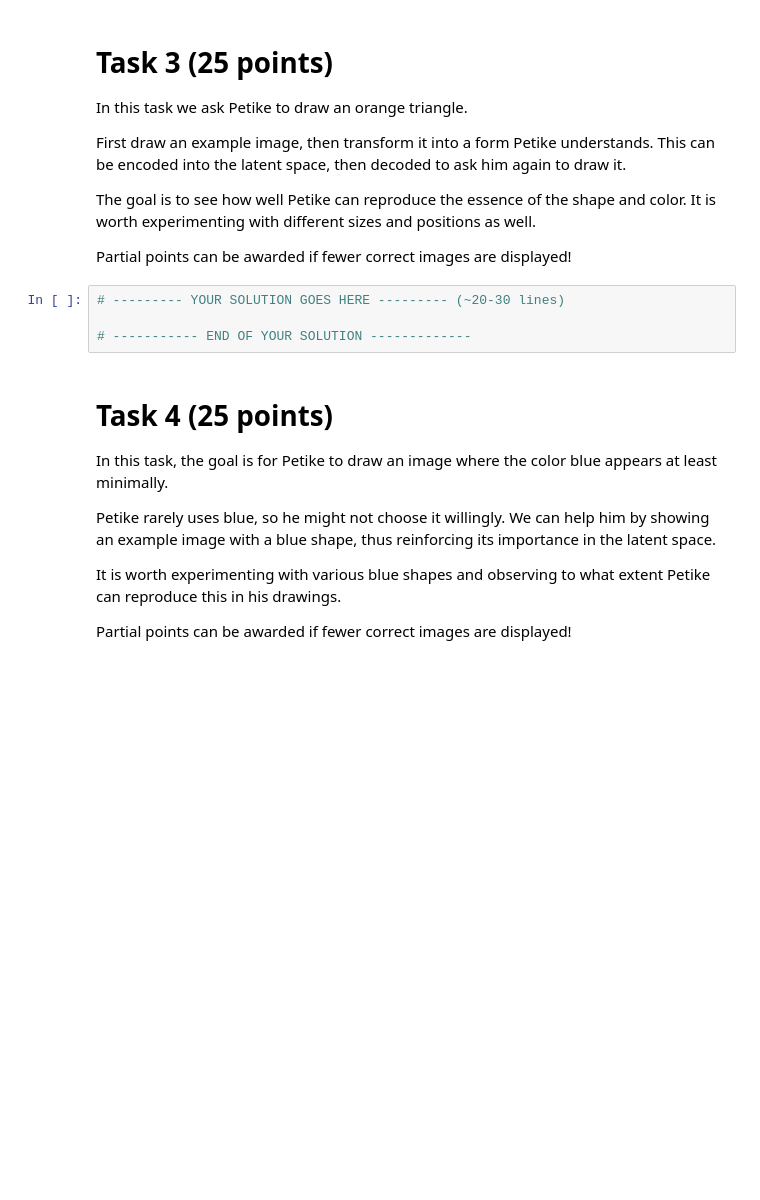
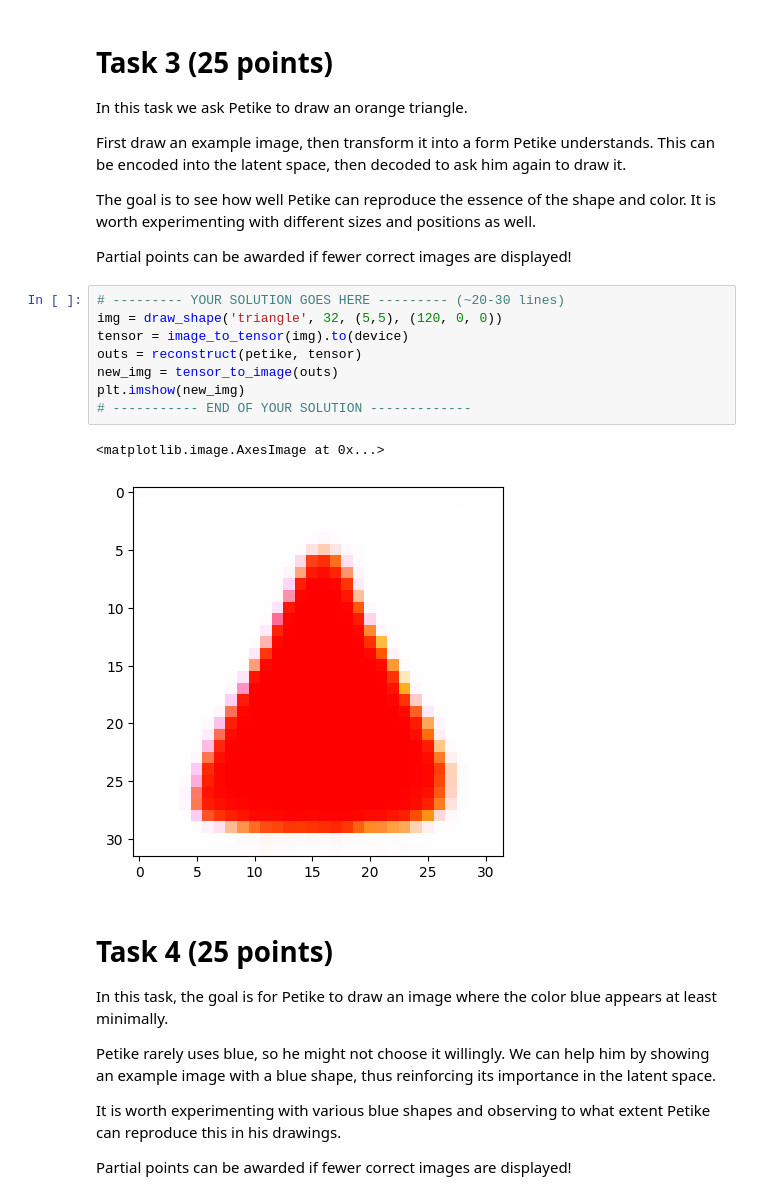
Before and after one commit to RayanKamarinchev/AI, a Jupyter notebook: IOAI_prep/hungary/2025/problem4.ipynb, the cells around one changed output. Drawn from its saved outputs; the diff is of its cells as text; blank space fills up the shorter version.

```diff
--- a/IOAI_prep/hungary/2025/problem4.ipynb
+++ b/IOAI_prep/hungary/2025/problem4.ipynb
@@ -384,8 +424,15 @@ The goal is to see how well Petike can reproduce the essence of the shape and co
 Partial points can be awarded if fewer correct images are displayed!
 # %%
 # --------- YOUR SOLUTION GOES HERE --------- (~20-30 lines)
-
+img = draw_shape('triangle', 32, (5,5), (120, 0, 0))
+tensor = image_to_tensor(img).to(device)
+outs = reconstruct(petike, tensor)
+new_img = tensor_to_image(outs)
+plt.imshow(new_img)
 # ----------- END OF YOUR SOLUTION -------------
+# %% [output]
+<matplotlib.image.AxesImage at 0x...>
+[figure, added]
 # %% [markdown]
 # **Task 4 (25 points)**
 
```
Also changed, not shown: parts of 7 cells of this notebook, 1 other file.
